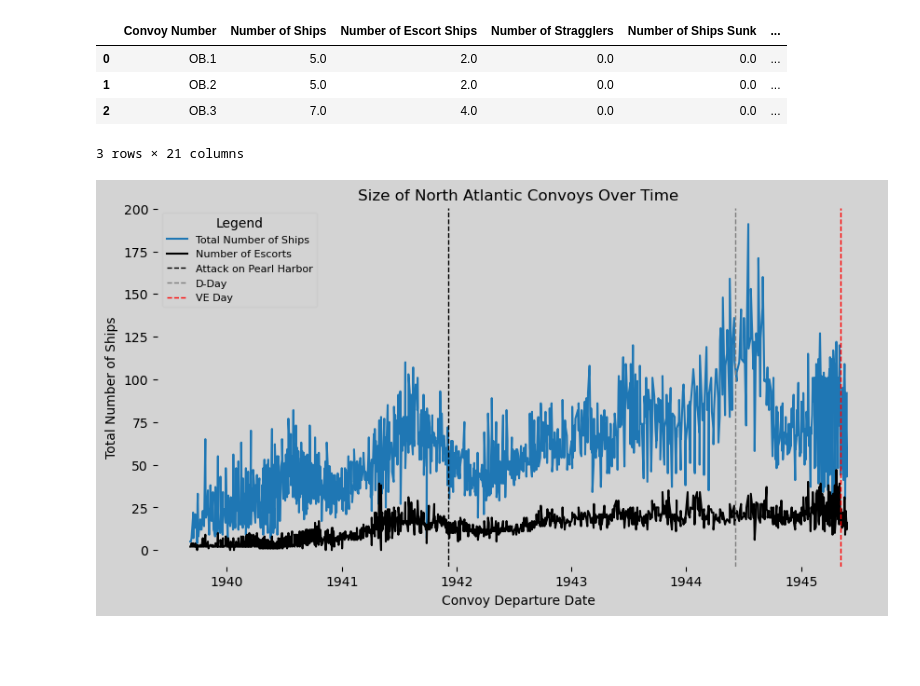
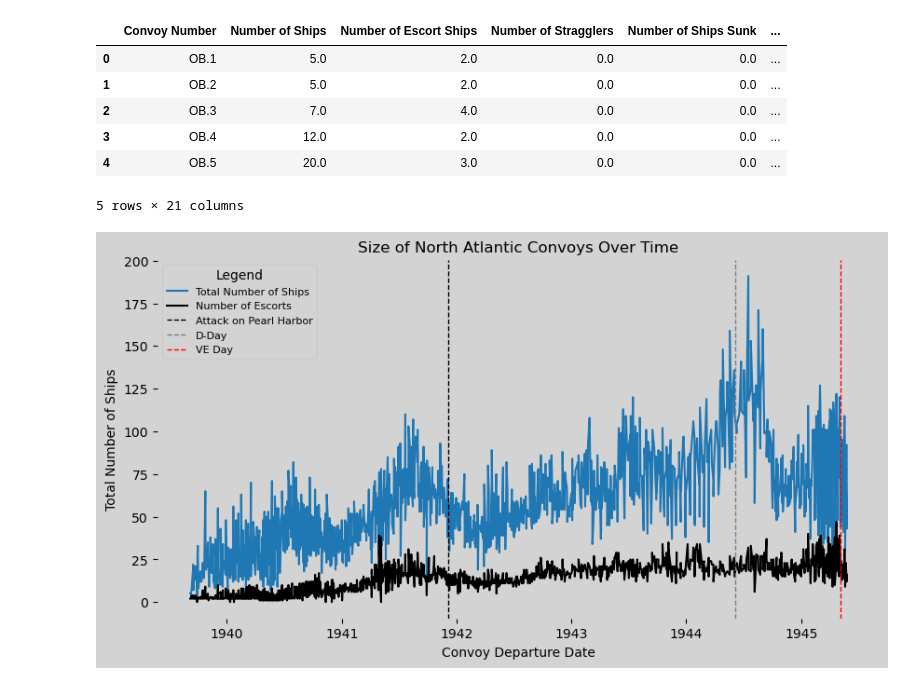
Before and after one commit to MAP9900/Modeling-The-Convoy-System, a Jupyter notebook: Code/Data Visualization/Convoy_Data_Vis.ipynb, the cells around one changed output. Cells and saved outputs as stored; diff of their text form; code cells hidden in the pictures; blank space fills up the shorter version.

```diff
--- a/Code/Data Visualization/Convoy_Data_Vis.ipynb
+++ b/Code/Data Visualization/Convoy_Data_Vis.ipynb
@@ -9,14 +10,16 @@ import seaborn as sns
 # %%
 df = pd.read_csv('Complete_Convoy_Data.csv')
 df = df.drop(columns=['Unnamed: 0'])
 df['Depart_Date'] = pd.to_datetime(df['Depart_Date'], errors='coerce')
-df.head(3)
+df.head(5)
 # %% [output]
 |  | Convoy Number | Number of Ships | Number of Escort Ships | Number of Stragglers | Number of Ships Sunk | ... |
 | 0 | OB.1 | 5.0 | 2.0 | 0.0 | 0.0 | ... |
 | 1 | OB.2 | 5.0 | 2.0 | 0.0 | 0.0 | ... |
 | 2 | OB.3 | 7.0 | 4.0 | 0.0 | 0.0 | ... |
+| 3 | OB.4 | 12.0 | 2.0 | 0.0 | 0.0 | ... |
+| 4 | OB.5 | 20.0 | 3.0 | 0.0 | 0.0 | ... |
-3 rows × 21 columns
+5 rows × 21 columns
 # %%
 fig, ax = plt.subplots(figsize=(10, 5), facecolor='lightgrey')
 ax.plot(df['Depart_Date'], df['Number of Ships'], label='Total Number of Ships')
```
Also changed, not shown: parts of 11 cells of this notebook.
